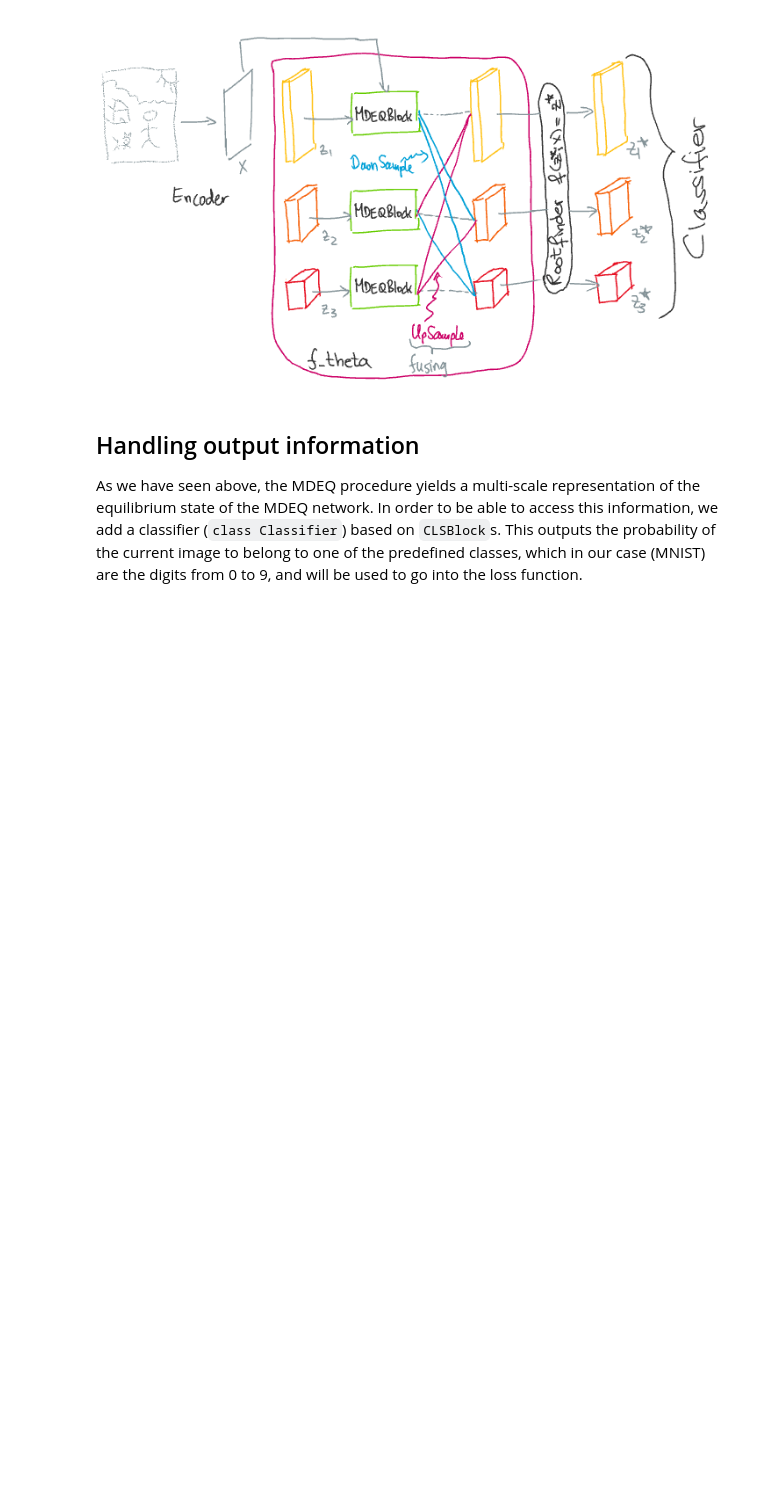
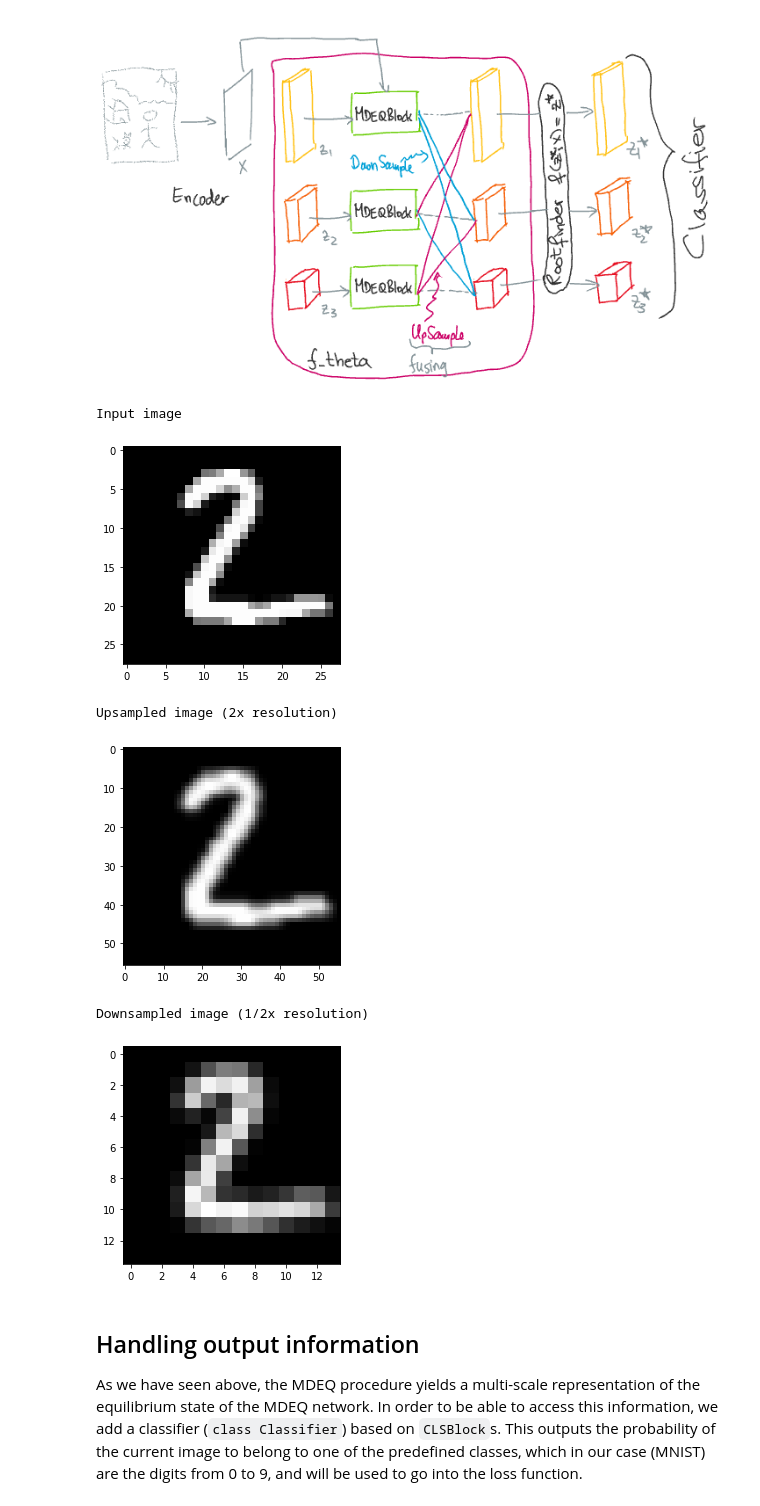
Before and after one commit to adamoyoung/deq-colab, a Jupyter notebook: deq-colab.ipynb, the cells around one changed output. Cells and saved outputs as stored; diff of their text form; code cells hidden in the pictures; blank space fills up the shorter version.

```diff
--- a/deq-colab.ipynb
+++ b/deq-colab.ipynb
@@ -613,54 +613,50 @@ class UpSample(nn.Module):
     def __call__(self, z_plus):
         return self.upsample_fn(z_plus)
 # %%
-#@title Playing with up-&down sampling
-import torch
-import torchvision
-import jax
-import jax.numpy as jnp
-
-import typing
+#@title Upsampling with bilinear interpolation and downsampling with kernel filter
 
 def transform(image, label, num_classes=10):
     image = jnp.float32(image) / 255.
     image = jnp.expand_dims(image, -1)
-    # image = np.tile(image, (1,1,1,24))
     label = jnp.array(label)
     return image, label
 
-def load_data():
-    test_ds = torchvision.datasets.MNIST(root="data", train=False,download=True)
-    train_ds = torchvision.datasets.MNIST(root="data", train=True,download=True)
+def load_single_image():
+    test_ds = torchvision.datasets.MNIST(root="data", train=False, download=True)
+    test_images, test_labels = transform(test_ds.data, test_ds.targets)
 
-    train_images, train_labels = transform(train_ds.data, train_ds.targets)
-    test_images, test_labels = transform(test_ds.data, test_ds.targets)
-    print(f"MUM TRAINING IMAGES:::{train_images.shape[0]}")
-    print(f"MUM TEST IMAGES:::{test_images.shape[0]}")
-
-    return train_images, train_labels, test_images, test_labels
+    return test_images[1]
 
 
 ''' https://stackoverflow.com/questions/42353676/display-mnist-image-using-matplotlib '''
 
 from matplotlib import pyplot as plt
-from jax import image as imx
 
-imgs, _ , _ , _ = load_data()
-img = imgs[7]
-img = jnp.array(img, dtype='float')
+img = load_single_image()
+img = jnp.array(img, dtype=jnp.float32)
 pixels = img.reshape((28, 28))
 plt.imshow(pixels, cmap='gray')
+print('Input image')
 plt.show()
 
 
 # Upsample
-up = imx.resize(pixels, shape=(56,56), method='bilinear')
+up = jax.image.resize(pixels, shape=(56,56), method='bilinear')
 plt.imshow(up, cmap='gray')
+print('Upsampled image (2x resolution)')
 plt.show()
 # Downsample
-up = imx.resize(pixels, shape=(14,14), method='bilinear')
+up = jax.image.resize(pixels, shape=(14,14), method='bilinear')
 plt.imshow(up, cmap='gray')
+print('Downsampled image (1/2x resolution)')
 plt.show()
+# %% [output]
+Input image
+[figure, added]
+Upsampled image (2x resolution)
+[figure, added]
+Downsampled image (1/2x resolution)
+[figure, added]
 # %%
 class MDEQFF(nn.Module):
     """
```
